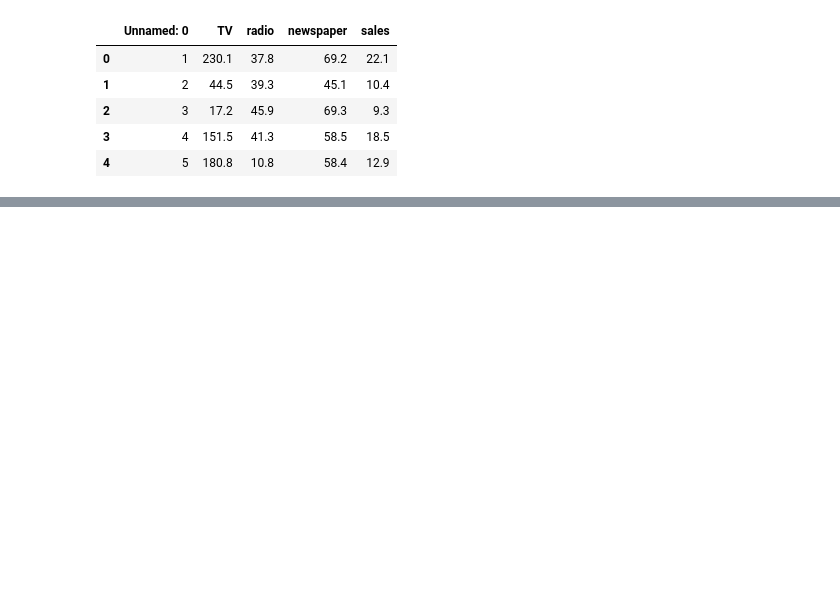
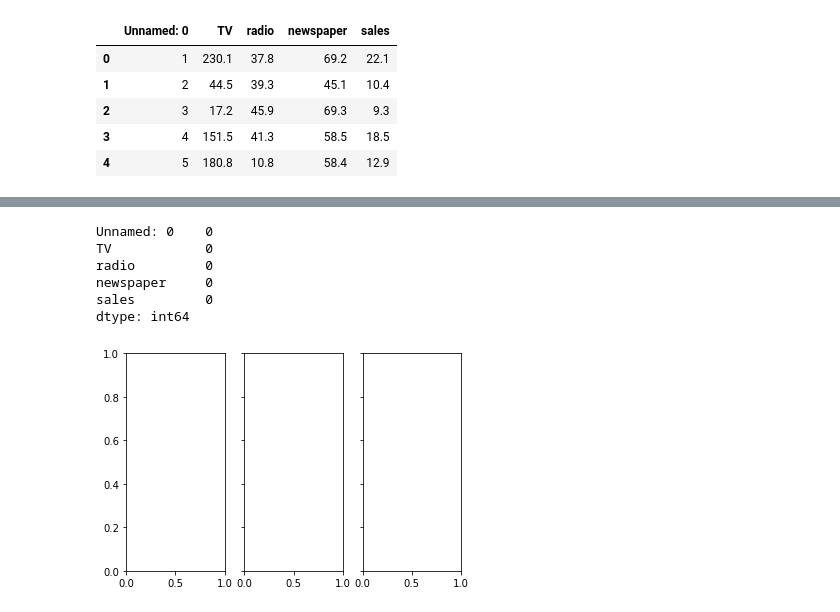
Before and after one commit to olivierla412/data_train_live_classes, a Jupyter notebook: LM_1.ipynb, the cells around one changed output, grey strips where cells are left out. Saved outputs shown, nothing was run; the diff lists cells and outputs as text; code cells hidden in the pictures; blank space fills up the shorter version.

```diff
--- a/LM_1.ipynb
+++ b/LM_1.ipynb
@@ -22,0 +56,25 @@ data.head()
+# %%
+# Chicking whether there is missing values.
+
+data.isna().sum()
+# %% [output]
+Unnamed: 0    0
+TV            0
+radio         0
+newspaper     0
+sales         0
+dtype: int64
+# %%
+## Visualize the relationship between the feature and the response (label) using scatterplots
+
+
+fig, axs = plt.subplots(1, 3,sharey= True)
+
+# 1 = numbers of label and = sales
+# 3 = number of features and = TV,radio,newspapers
+## (1 row, 3 columns )
+
+# share-y = y-tv , y-radio, y-newspaper
+# sharey = means the 3 feature will share the same y-axis at time
+# %% [output]
+[figure, added]
```
Also changed, not shown: parts of 81 cells of this notebook, 5 other files.
